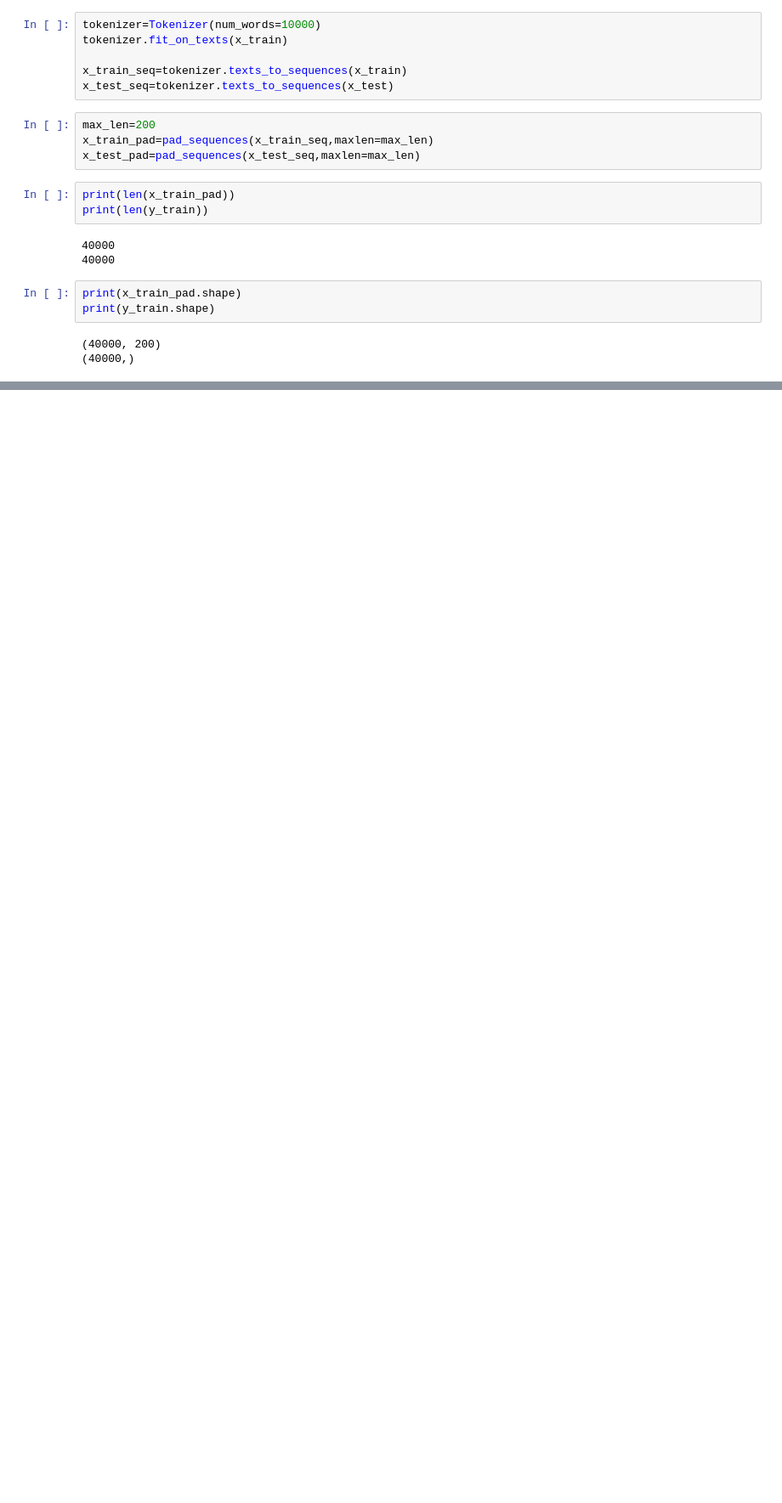
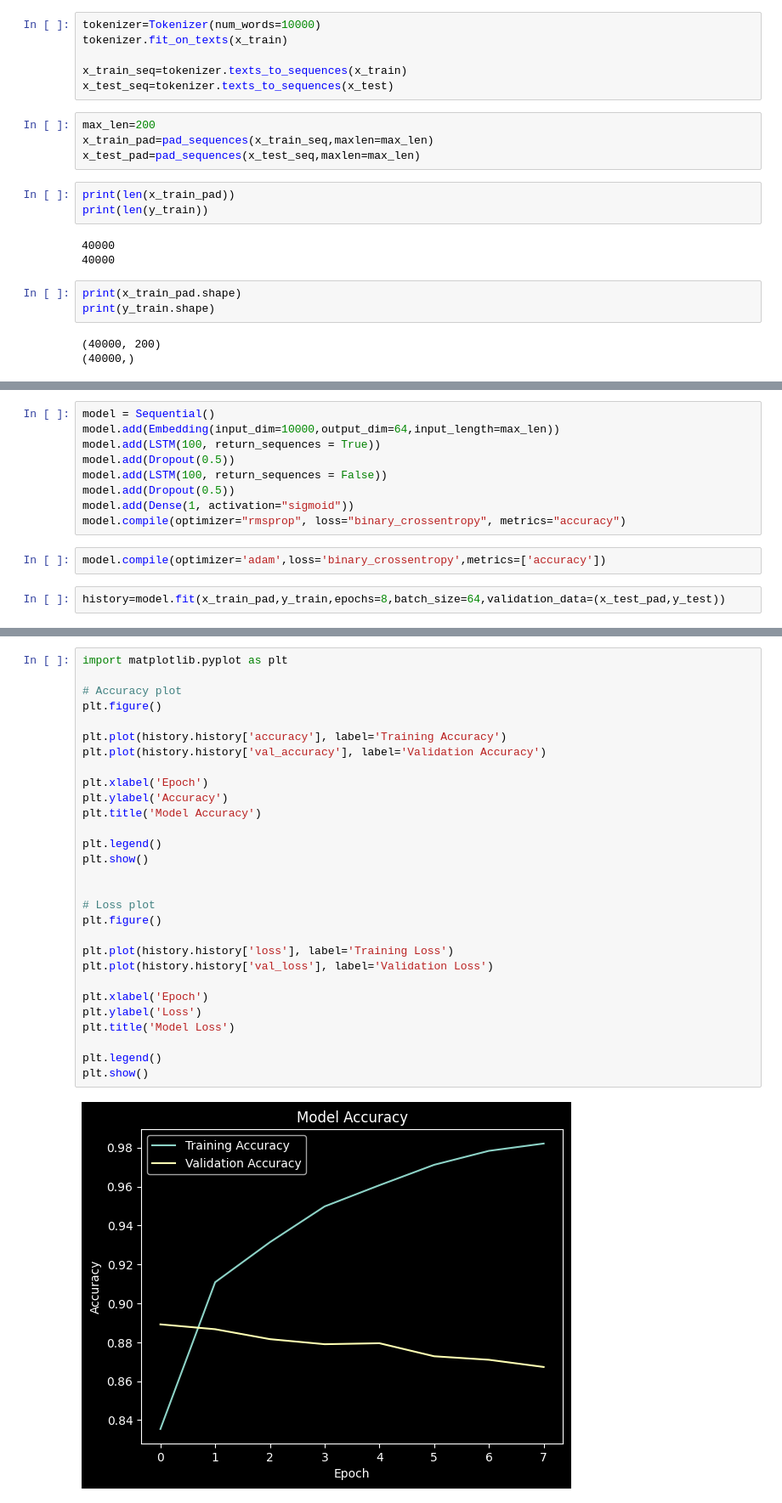
Before and after one commit to Mouryagna/Sem-4-Project, a Jupyter notebook: rnn.ipynb, the cells around one changed output, grey strips where cells are left out. Shown at 85% size. Drawn from its saved outputs; the diff is of its cells as text; blank space fills up the shorter version.

```diff
--- a/rnn.ipynb
+++ b/rnn.ipynb
@@ -169,0 +480,13 @@ print(prediction)
+# %%
+model = Sequential()
+model.add(Embedding(input_dim=10000,output_dim=64,input_length=max_len))
+model.add(LSTM(100, return_sequences = True))
+model.add(Dropout(0.5))
+model.add(LSTM(100, return_sequences = False))
+model.add(Dropout(0.5))
+model.add(Dense(1, activation="sigmoid"))
+model.compile(optimizer="rmsprop", loss="binary_crossentropy", metrics="accuracy")
+# %%
+model.compile(optimizer='adam',loss='binary_crossentropy',metrics=['accuracy'])
+# %%
+history=model.fit(x_train_pad,y_train,epochs=8,batch_size=64,validation_data=(x_test_pad,y_test))
@@ -169,0 +510,31 @@ print(prediction)
+# %%
+import matplotlib.pyplot as plt
+
+# Accuracy plot
+plt.figure()
+
+plt.plot(history.history['accuracy'], label='Training Accuracy')
+plt.plot(history.history['val_accuracy'], label='Validation Accuracy')
+
+plt.xlabel('Epoch')
+plt.ylabel('Accuracy')
+plt.title('Model Accuracy')
+
+plt.legend()
+plt.show()
+
+
+# Loss plot
+plt.figure()
+
+plt.plot(history.history['loss'], label='Training Loss')
+plt.plot(history.history['val_loss'], label='Validation Loss')
+
+plt.xlabel('Epoch')
+plt.ylabel('Loss')
+plt.title('Model Loss')
+
+plt.legend()
+plt.show()
+# %% [output]
+[figure, added]
```
Also changed, not shown: parts of 40 cells of this notebook, 3 other files.
